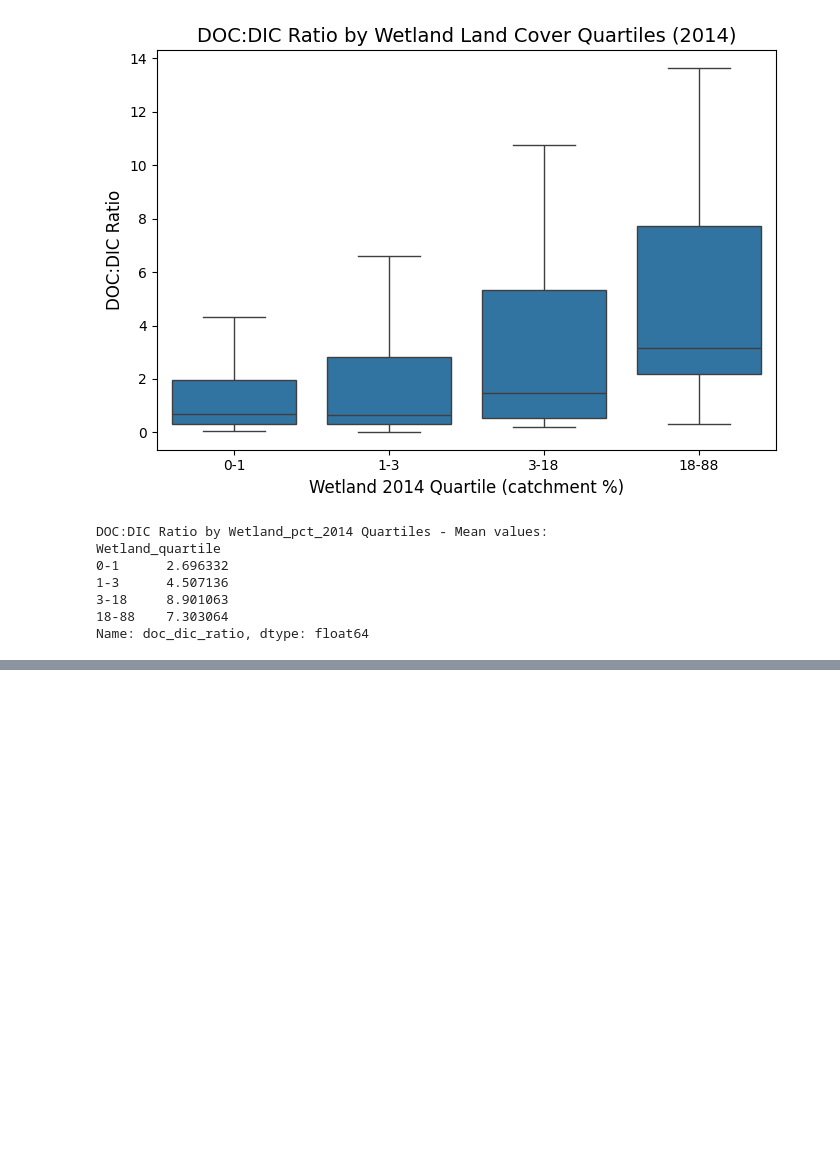
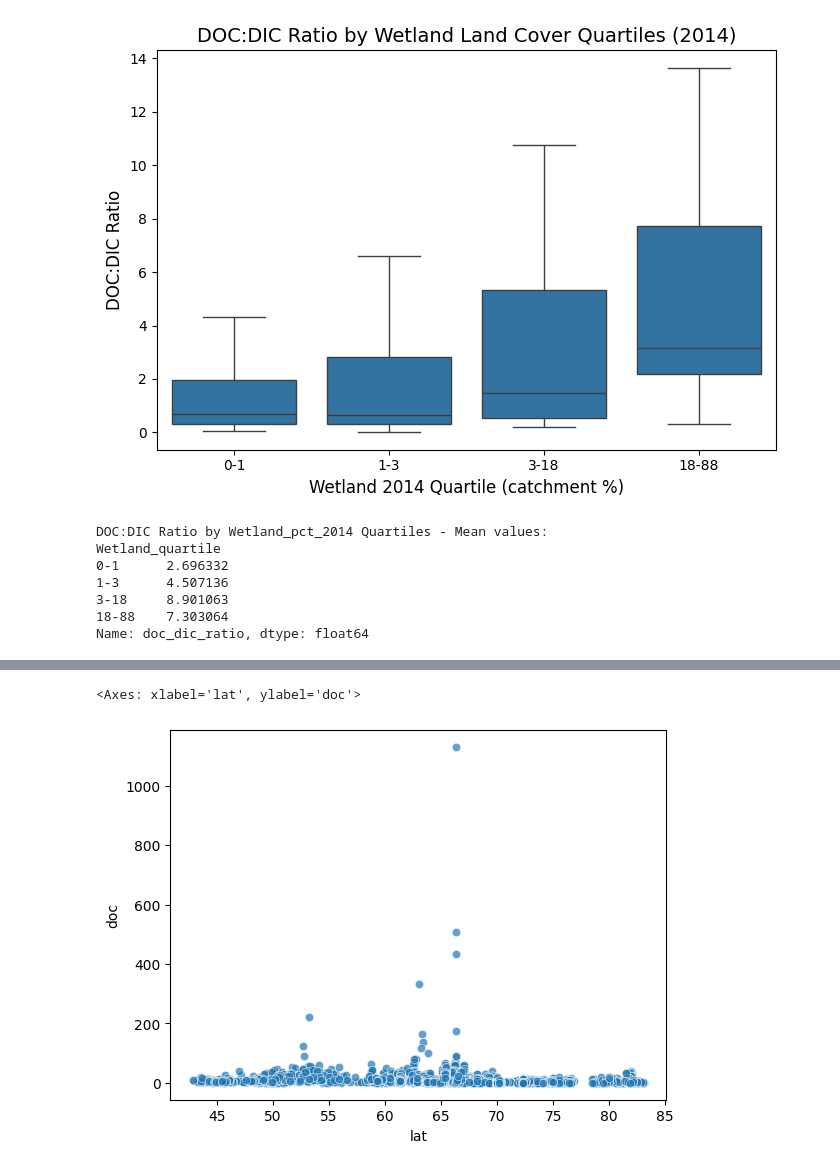
Before and after one commit to ekcomputer/land-cover, a Jupyter notebook: notebooks/data_exploration/harm_doc_landcover_exploration.ipynb, the cells around one changed output, grey strips where cells are left out. Cells and saved outputs as stored; diff of their text form; code cells hidden in the pictures; blank space fills up the shorter version.

```diff
--- a/notebooks/data_exploration/harm_doc_landcover_exploration.ipynb
+++ b/notebooks/data_exploration/harm_doc_landcover_exploration.ipynb
@@ -259,0 +284,5 @@ Name: doc_dic_ratio, dtype: float64
+# %%
+sns.scatterplot(df, x="lat", y="doc", alpha=0.7)
+# %% [output]
+<Axes: xlabel='lat', ylabel='doc'>
+[figure, added]
```
Also changed, not shown: parts of 3 cells of this notebook, 1 other file.
